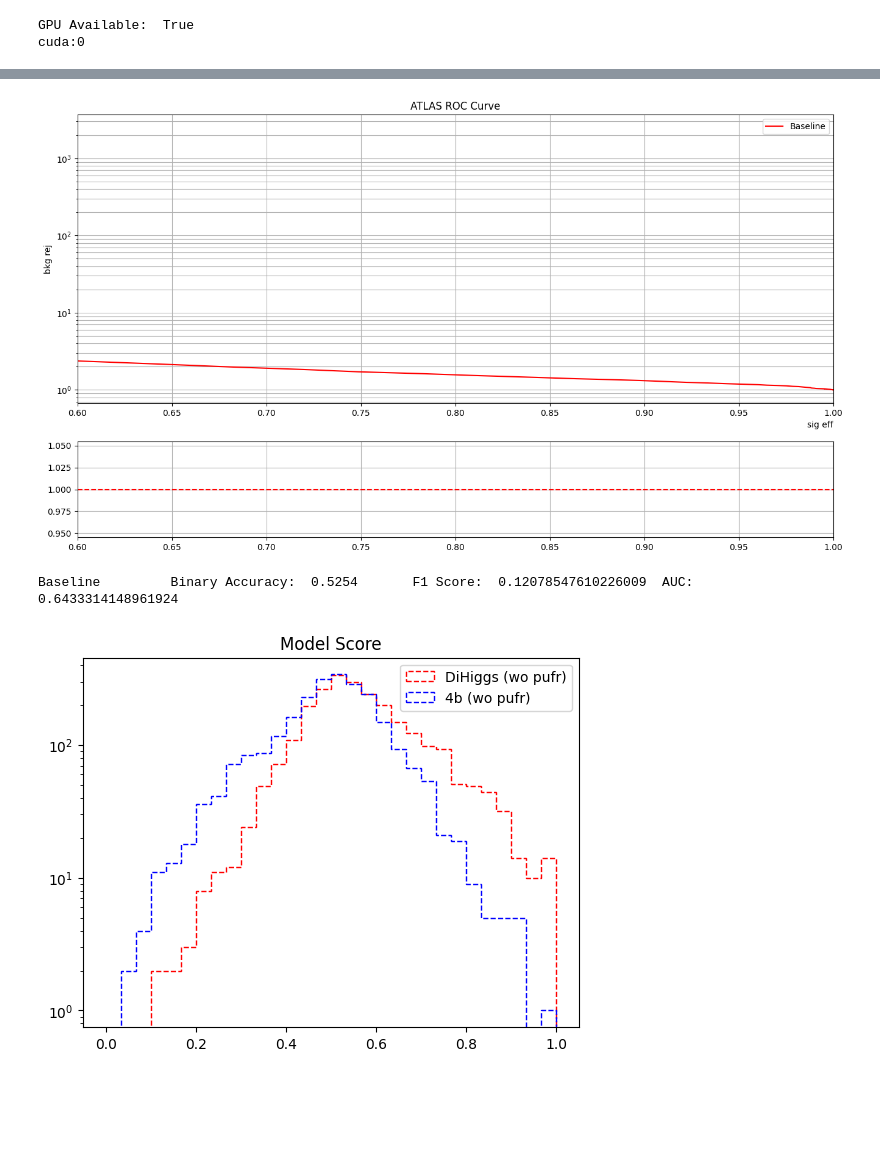
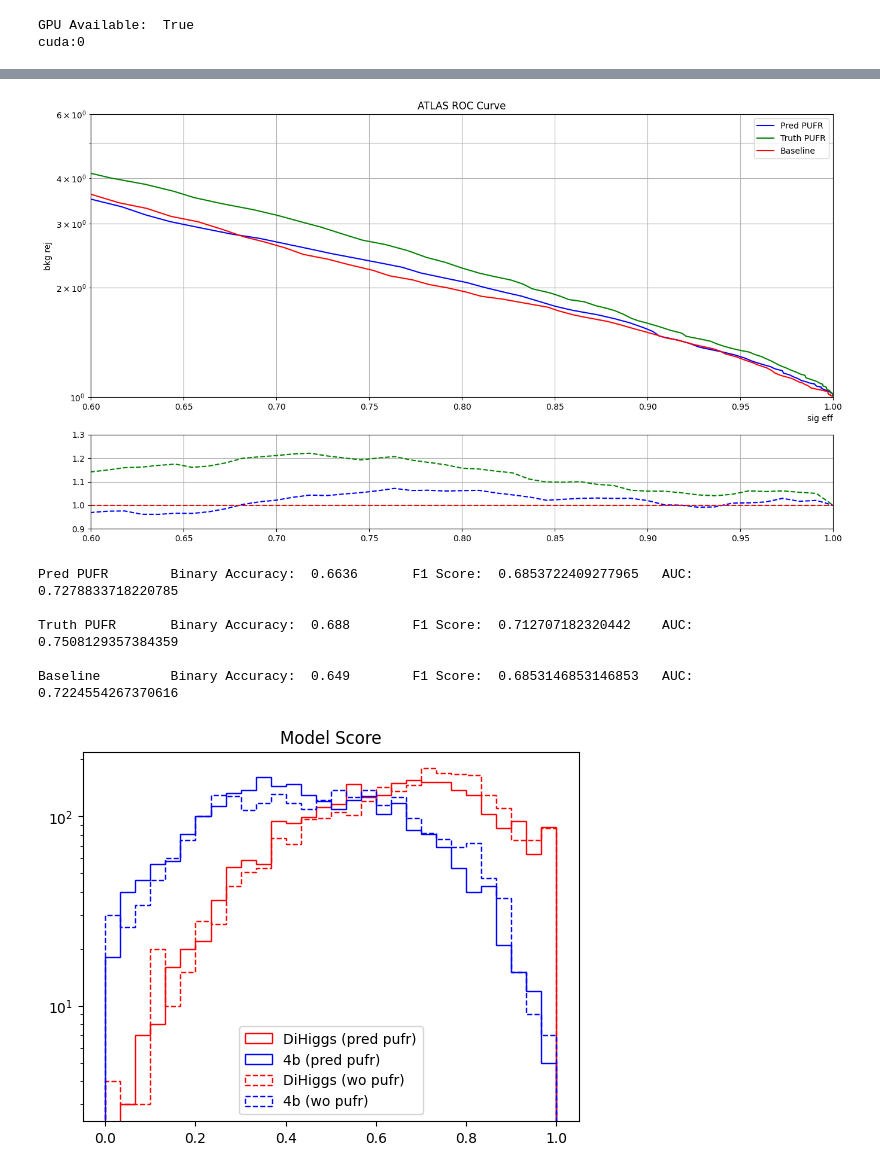
Before and after one commit to LukeV37/Pileup_Project, a Jupyter notebook: analysis/DiHiggs_4b_Attention_Classifier_PRED_PUFR.ipynb, the cells around one changed output, grey strips where cells are left out. Cells and saved outputs as stored; diff of their text form; code cells hidden in the pictures; blank space fills up the shorter version.

```diff
--- a/analysis/DiHiggs_4b_Attention_Classifier_PRED_PUFR.ipynb
+++ b/analysis/DiHiggs_4b_Attention_Classifier_PRED_PUFR.ipynb
@@ -437,7 +502,7 @@ Epoch: 20       Train Loss: 0.6439      Val Loss: 0.6349
 # %%
 train_more=False
 if train_more:
-    Epochs = 23
+    Epochs = 30
 
     # Train model with pt,eta,phi,m,pufr
     print("Training with PUFR")
@@ -481,7 +546,7 @@ def ATLAS_roc(y_true, y_pred):
     sig_eff = []
     bkg_eff = []
 
-    thresholds = np.linspace(0,0.999,100)
+    thresholds = np.linspace(0,0.9,100)
 
     for threshold in thresholds:
         sig_eff.append(((y_pred[sig] > threshold).sum() / y_true[sig].shape[0]))
@@ -518,22 +583,22 @@ def get_metrics(y_true, y_pred, threshold):
 
 fig, (ax1, ax2) = plt.subplots(2,1,figsize=(16,9), gridspec_kw={'height_ratios': [3, 1]})
 
-#pufr_pred = get_predictions(PUFR, X_test_pufr)
-#truth_pred = get_predictions(Truth, X_test_truth)
+pufr_pred = get_predictions(PUFR, X_test_pufr)
+truth_pred = get_predictions(Truth, X_test_truth)
 baseline_pred = get_predictions(Baseline, X_test_baseline)
 
-#x1,y1,th1,AUC1,BA1,f11 = get_metrics(y_test, pufr_pred, 0.8)
-#x2,y2,th2,AUC2,BA2,f12 = get_metrics(y_test, truth_pred, 0.8)
-x3,y3,th3,AUC3,BA3,f13 = get_metrics(y_test, baseline_pred, 0.8)
+x1,y1,th1,AUC1,BA1,f11 = get_metrics(y_test, pufr_pred, 0.5)
+x2,y2,th2,AUC2,BA2,f12 = get_metrics(y_test, truth_pred, 0.5)
+x3,y3,th3,AUC3,BA3,f13 = get_metrics(y_test, baseline_pred, 0.5)
 
 ax1.set_title("ATLAS ROC Curve")
 ax1.set_xlabel("sig eff",loc='right')
 ax1.set_ylabel("bkg rej")
 
-#ax1.plot(x1,y1, label="Pred PUFR",color='b')
+ax1.plot(x1,y1, label="Pred PUFR",color='b')
 #AUC = "All Jets ROC AUC: " + str(round(AUC1,4))
 
-#ax1.plot(x2,y2, label="Truth PUFR",color='g')
+ax1.plot(x2,y2, label="Truth PUFR",color='g')
 #AUC = "All Jets ROC AUC: " + str(round(AUC1,4))
 #ax1.text(0.71,8,AUC)
 
@@ -543,12 +608,12 @@ ax1.plot(x3,y3, label="Baseline",color='r')
 
 # Plot ratio plot
 x = 1-np.flip(th3)
-#ratio1 = np.interp(x,np.flip(x1),np.flip(y1))/np.interp(x,np.flip(x3),np.flip(y3))
-#ratio2 = np.interp(x,np.flip(x2),np.flip(y2))/np.interp(x,np.flip(x3),np.flip(y3))
+ratio1 = np.interp(x,np.flip(x1),np.flip(y1))/np.interp(x,np.flip(x3),np.flip(y3))
+ratio2 = np.interp(x,np.flip(x2),np.flip(y2))/np.interp(x,np.flip(x3),np.flip(y3))
 ratio3 = np.interp(x,np.flip(x3),np.flip(y3))/np.interp(x,np.flip(x3),np.flip(y3))
 
-#ax2.plot(x,ratio1,linestyle='--',color='b')
-#ax2.plot(x,ratio2,linestyle='--',color='g')
+ax2.plot(x,ratio1,linestyle='--',color='b')
+ax2.plot(x,ratio2,linestyle='--',color='g')
 ax2.plot(x,ratio3,linestyle='--',color='r')
 
 # General Plot Settings
@@ -556,36 +621,41 @@ ax1.legend()
 ax1.set_yscale('log')
 ax1.grid(which='both')
 ax2.grid(which='both')
-#ax1.set_ylim(1,10)
+ax1.set_ylim(1,6)
 ax1.set_xlim(0.6,1)
 ax2.set_xlim(0.6,1)
+ax2.set_ylim(0.9,1.3)
 plt.show()
 
-#print("Pred PUFR\t","Binary Accuracy: ", BA1, "\tF1 Score: ", f11, "\tAUC: ", AUC1)
-#print("")
-#print("Truth PUFR\t","Binary Accuracy: ", BA2, "\tF1 Score: ", f12, "\tAUC: ", AUC2)
-#print("")
+print("Pred PUFR\t","Binary Accuracy: ", BA1, "\tF1 Score: ", f11, "\tAUC: ", AUC1)
+print("")
+print("Truth PUFR\t","Binary Accuracy: ", BA2, "\tF1 Score: ", f12, "\tAUC: ", AUC2)
+print("")
 print("Baseline\t","Binary Accuracy: ", BA3, "\tF1 Score: ", f13, "\tAUC: ", AUC3)
 print("")
 # %% [output]
-[figure, old version]
+[figure, new version]
-Baseline         Binary Accuracy:  0.5254       F1 Score:  0.12078547610226009  AUC:  0.6433314148961924
+Pred PUFR        Binary Accuracy:  0.6636       F1 Score:  0.6853722409277965   AUC:  0.7278833718220785
+
+Truth PUFR       Binary Accuracy:  0.688        F1 Score:  0.712707182320442    AUC:  0.7508129357384359
+
+Baseline         Binary Accuracy:  0.649        F1 Score:  0.6853146853146853   AUC:  0.7224554267370616
 # %%
 mask = y_test==1
 
 plt.title("Model Score")
 
-#plt.hist(pufr_pred[mask],color='r',histtype='step',label='DiHiggs (pred pufr)',bins=30,range=(0,1))
-#plt.hist(pufr_pred[~mask],color='b',histtype='step',label='4b (pred pufr)',bins=30,range=(0,1))
+plt.hist(pufr_pred[mask],color='r',histtype='step',label='DiHiggs (pred pufr)',bins=30,range=(0,1))
+plt.hist(pufr_pred[~mask],color='b',histtype='step',label='4b (pred pufr)',bins=30,range=(0,1))
 
 #plt.hist(truth_pred[mask],color='k',histtype='step',label='DiHiggs (truth pufr)',bins=30,range=(0,1))
 #plt.hist(truth_pred[~mask],color='k',histtype='step',label='4b (truth pufr)',bins=30,linestyle='--',range=(0,1))
 
 plt.hist(baseline_pred[mask],color='r',histtype='step',label='DiHiggs (wo pufr)',bins=30,range=(0,1),linestyle='--')
 plt.hist(baseline_pred[~mask],color='b',histtype='step',label='4b (wo pufr)',bins=30,range=(0,1),linestyle='--')
 
 plt.yscale('log')
 plt.legend()
 plt.show()
 # %% [output]
-[figure, old version]
+[figure, new version]
```
Also changed, not shown: parts of 4 cells of this notebook.
